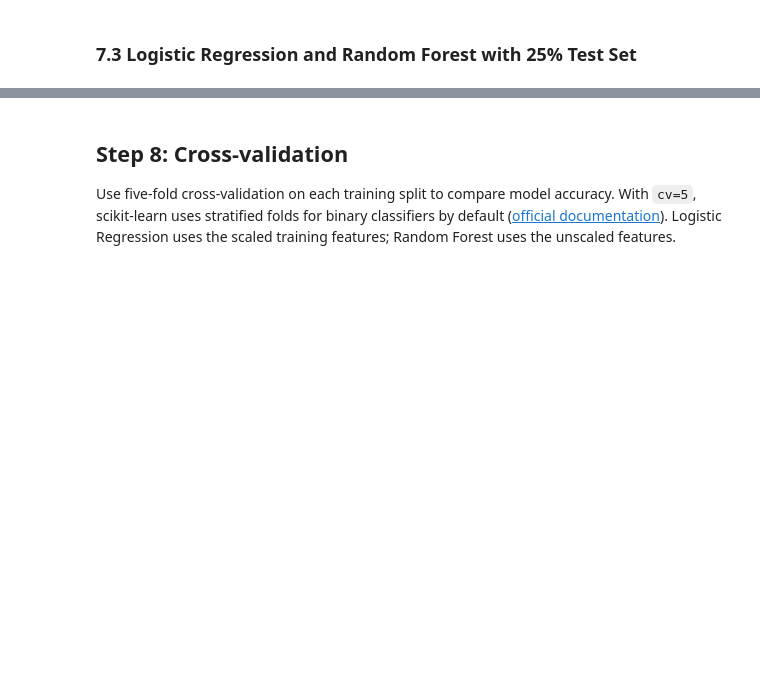
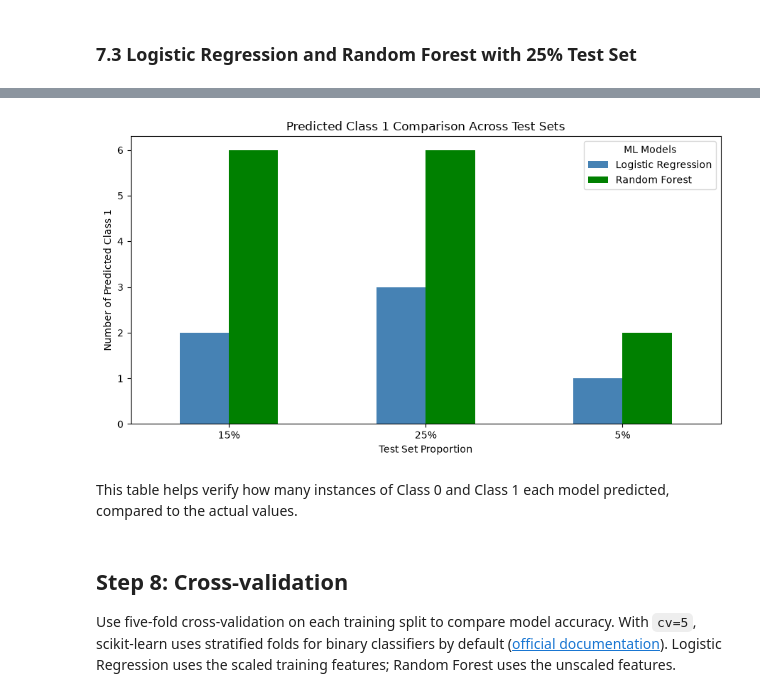
Before and after one commit to thaninnada/CA1_Machine_Learning_Sep2026, a Jupyter notebook: CA1_NHANES_Machine_Learning.ipynb, the cells around one changed output, grey strips where cells are left out. Cells and saved outputs as stored; diff of their text form; code cells hidden in the pictures; blank space fills up the shorter version.

```diff
--- a/CA1_NHANES_Machine_Learning.ipynb
+++ b/CA1_NHANES_Machine_Learning.ipynb
@@ -1311,0 +1341,28 @@ rf_pred_25 = rf_model_25.predict(X_test_25)
+# %%
+# Compare prediction results across all three test sets.
+ml_model_plot = pd.DataFrame({
+    "Test Set": ["5%", "5%", "15%", "15%", "25%", "25%"],
+    "Model": ["Logistic Regression", "Random Forest"] * 3,
+    "Actual Class 0": [
+        (y_test_05 == 0).sum(), (y_test_05 == 0).sum(),
+        (y_test_15 == 0).sum(), (y_test_15 == 0).sum(),
+        (y_test_25 == 0).sum(), (y_test_25 == 0).sum()
+    ],
+    "Actual Class 1": [
+        (y_test_05 == 1).sum(), (y_test_05 == 1).sum(),
+        (y_test_15 == 1).sum(), (y_test_15 == 1).sum(),
+        (y_test_25 == 1).sum(), (y_test_25 == 1).sum()
+    ],
+    "Predicted Class 0": [
+        (log_pred_05 == 0).sum(), (rf_pred_05 == 0).sum(),
+        (log_pred_15 == 0).sum(), (rf_pred_15 == 0).sum(),
+        (log_pred_25 == 0).sum(), (rf_pred_25 == 0).sum()
+    ],
+    "Predicted Class 1": [
+        (log_pred_05 == 1).sum(), (rf_pred_05 == 1).sum(),
+        (log_pred_15 == 1).sum(), (rf_pred_15 == 1).sum(),
+        (log_pred_25 == 1).sum(), (rf_pred_25 == 1).sum()
+    ]
+})
+
+ml_model_plot
@@ -1312,3 +1377,19 @@ rf_pred_25 = rf_model_25.predict(X_test_25)
+# %%
+# Plot predicted Class 1 counts for both models.
+ml_model_plot = ml_model_plot.pivot(index="Test Set", columns="Model", values="Predicted Class 1")
+ml_model_plot.plot(kind="bar", figsize=(9, 5), color=["steelblue", "green"])
+
+plt.title("Predicted Class 1 Comparison Across Test Sets")
+plt.xlabel("Test Set Proportion")
+plt.ylabel("Number of Predicted Class 1")
+plt.xticks(rotation=0)
+plt.legend(title="ML Models")
+plt.tight_layout()
+plt.show()
+# %% [output]
+[figure, added]
+# %% [markdown]
+This table helps verify how many instances of Class 0 and Class 1 each model predicted, compared to the actual values.
 # %% [markdown]
 ## Step 8: Cross-validation
 
```
Also changed, not shown: parts of 75 cells of this notebook.
